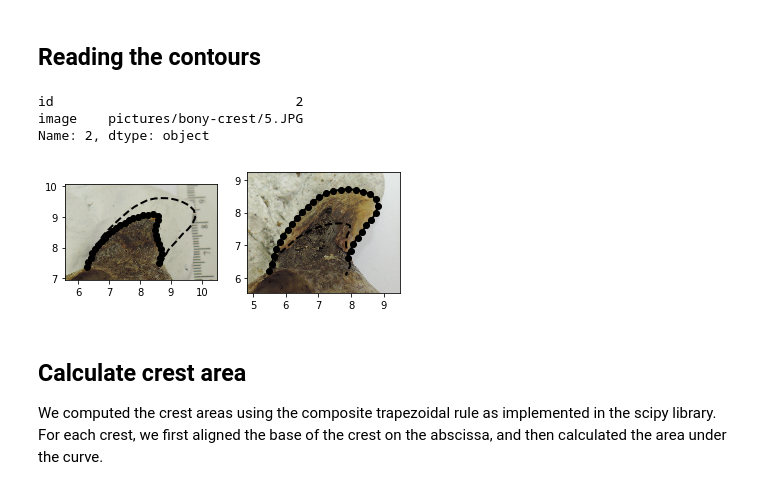
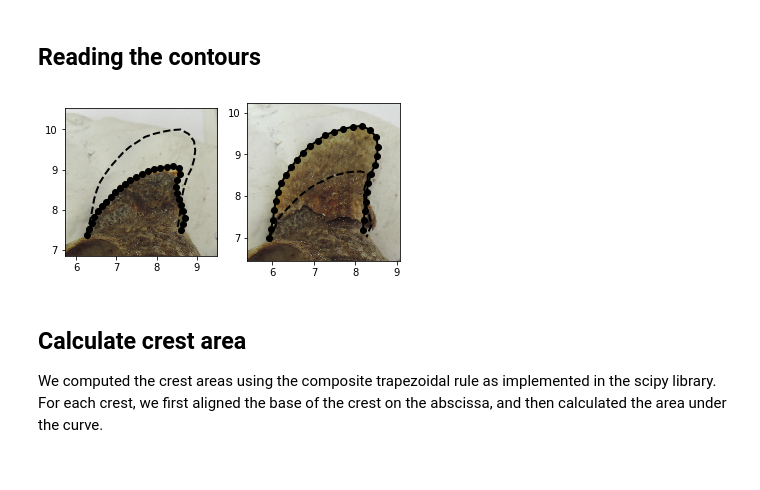
Before and after one commit to jbarnoud/guinea_fowl_crest_area, a Jupyter notebook: guinea-fowl-area.ipynb, the cells around one changed output. Drawn from its saved outputs; the diff is of its cells as text; code cells hidden in the pictures.

Commit message:
Fix some record selection

```diff
--- a/guinea-fowl-area.ipynb
+++ b/guinea-fowl-area.ipynb
@@ -31,27 +31,23 @@ with open('keratin-area.TPS', encoding='latin1') as infile:
 area.add_groups(bones)
 area.add_groups(keratines)
 # %%
-record_bone = bones.loc[2]
-record_keratine = keratines.loc[2]
-print(record_bone[['id', 'image']])
+record_bone = bones.query('photo_index == 5').iloc[0]
+record_keratine = keratines.query('photo_index == 5').iloc[0]
 lm_bone, cp_bone = area.record_to_arrays(record_bone)
 lm_keratine, cp_keratine = area.record_to_arrays(record_keratine)
 fig, (ax1, ax2) = plt.subplots(1, 2)#, sharey=True, sharex=True)
 area.draw_one(ax1, record_bone['image'],
               cp_bone * record_bone['scale'],
               cp_keratine * record_keratine['scale'],
               record_bone['scale'], marker_main='o', only_crest=True)
 area.draw_one(ax2, record_keratine['image'],
               cp_keratine * record_keratine['scale'],
               cp_bone * record_bone['scale'],
               record_keratine['scale'], marker_main='o', only_crest=True)
 
 #ax1.set_ylim(4, 10)
 # %% [output]
-id                               2
-image    pictures/bony-crest/5.JPG
-Name: 2, dtype: object
-[figure, old version]
+[figure, new version]
 # %% [markdown]
 ## Calculate crest area
 
```
Also changed, not shown: parts of 2 cells of this notebook.
